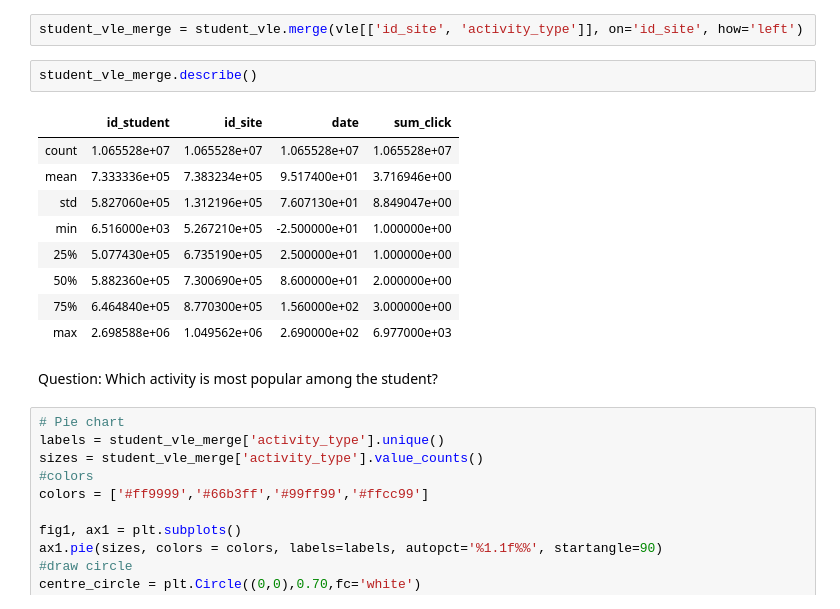
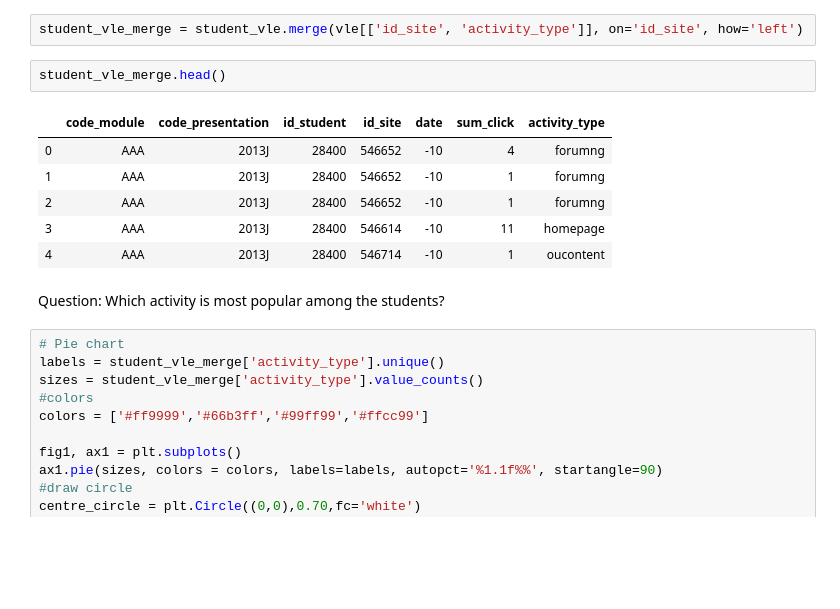
Before and after one commit to rayansami/behaviour-analysis, a Jupyter notebook: Analyzing_Open_University_Learning_Analytics_Dataset.ipynb, the cells around one changed output. Cells and saved outputs as stored; diff of their text form; blank space fills up the shorter version.

```diff
--- a/Analyzing_Open_University_Learning_Analytics_Dataset.ipynb
+++ b/Analyzing_Open_University_Learning_Analytics_Dataset.ipynb
@@ -374,19 +374,16 @@ Merge <b>Student Vle</b> and <b>Vle</b>
 # %%
 student_vle_merge = student_vle.merge(vle[['id_site', 'activity_type']], on='id_site', how='left')
 # %%
-student_vle_merge.describe()
+student_vle_merge.head()
 # %% [output]
-|  | id_student | id_site | date | sum_click |
-| count | 1.065528e+07 | 1.065528e+07 | 1.065528e+07 | 1.065528e+07 |
-| mean | 7.333336e+05 | 7.383234e+05 | 9.517400e+01 | 3.716946e+00 |
-| std | 5.827060e+05 | 1.312196e+05 | 7.607130e+01 | 8.849047e+00 |
-| min | 6.516000e+03 | 5.267210e+05 | -2.500000e+01 | 1.000000e+00 |
-| 25% | 5.077430e+05 | 6.735190e+05 | 2.500000e+01 | 1.000000e+00 |
-| 50% | 5.882360e+05 | 7.300690e+05 | 8.600000e+01 | 2.000000e+00 |
-| 75% | 6.464840e+05 | 8.770300e+05 | 1.560000e+02 | 3.000000e+00 |
-| max | 2.698588e+06 | 1.049562e+06 | 2.690000e+02 | 6.977000e+03 |
+|  | code_module | code_presentation | id_student | id_site | date | sum_click | activity_type |
+| 0 | AAA | 2013J | 28400 | 546652 | -10 | 4 | forumng |
+| 1 | AAA | 2013J | 28400 | 546652 | -10 | 1 | forumng |
+| 2 | AAA | 2013J | 28400 | 546652 | -10 | 1 | forumng |
+| 3 | AAA | 2013J | 28400 | 546614 | -10 | 11 | homepage |
+| 4 | AAA | 2013J | 28400 | 546714 | -10 | 1 | oucontent |
 # %% [markdown]
-Question: Which activity is most popular among the student?
+Question: Which activity is most popular among the students?
 # %%
 # Pie chart
 labels = student_vle_merge['activity_type'].unique()
```
Also changed, not shown: parts of 4 cells of this notebook.
